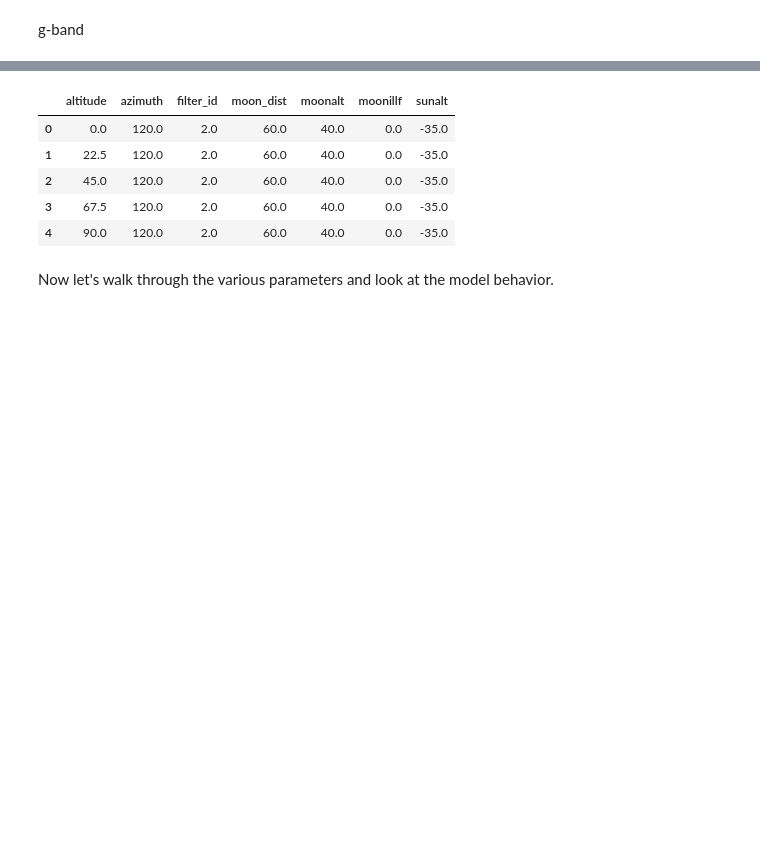
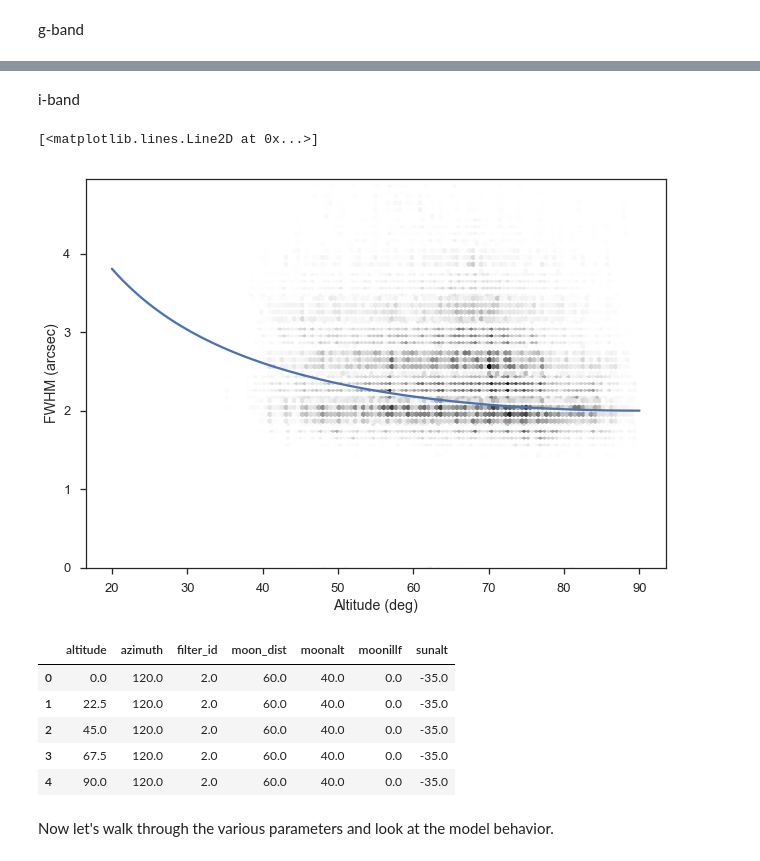
Before and after one commit to ZwickyTransientFacility/ztf_sim, a Jupyter notebook: notebooks/plot_sky_brightness_model.ipynb, the cells around one changed output, grey strips where cells are left out. Cells and saved outputs as stored; diff of their text form; code cells hidden in the pictures; blank space fills up the shorter version.

Commit message:
quick plot of i-band FWHM vs. airmass

```diff
--- a/notebooks/plot_sky_brightness_model.ipynb
+++ b/notebooks/plot_sky_brightness_model.ipynb
@@ -165,3 +165,15 @@ plt.plot(alts,2.4*airmasses**(3./5))
+# %% [markdown]
+i-band
+# %%
+w = (df['filterkey'] == 4)
+w &= (df['altitude'] > 20) & (df['fwhmsex'] < 5)
+plt.hexbin(df[w]['altitude'],df[w]['fwhmsex'])
+plt.xlabel('Altitude (deg)')
+plt.ylabel('FWHM (arcsec)')
+plt.plot(alts,2.0*airmasses**(3./5))
+# %% [output]
+[<matplotlib.lines.Line2D at 0x...>]
+[figure, added]
 # %%
 # load our model
 Sky = SkyBrightness()
```
Also changed, not shown: parts of 2 cells of this notebook.
